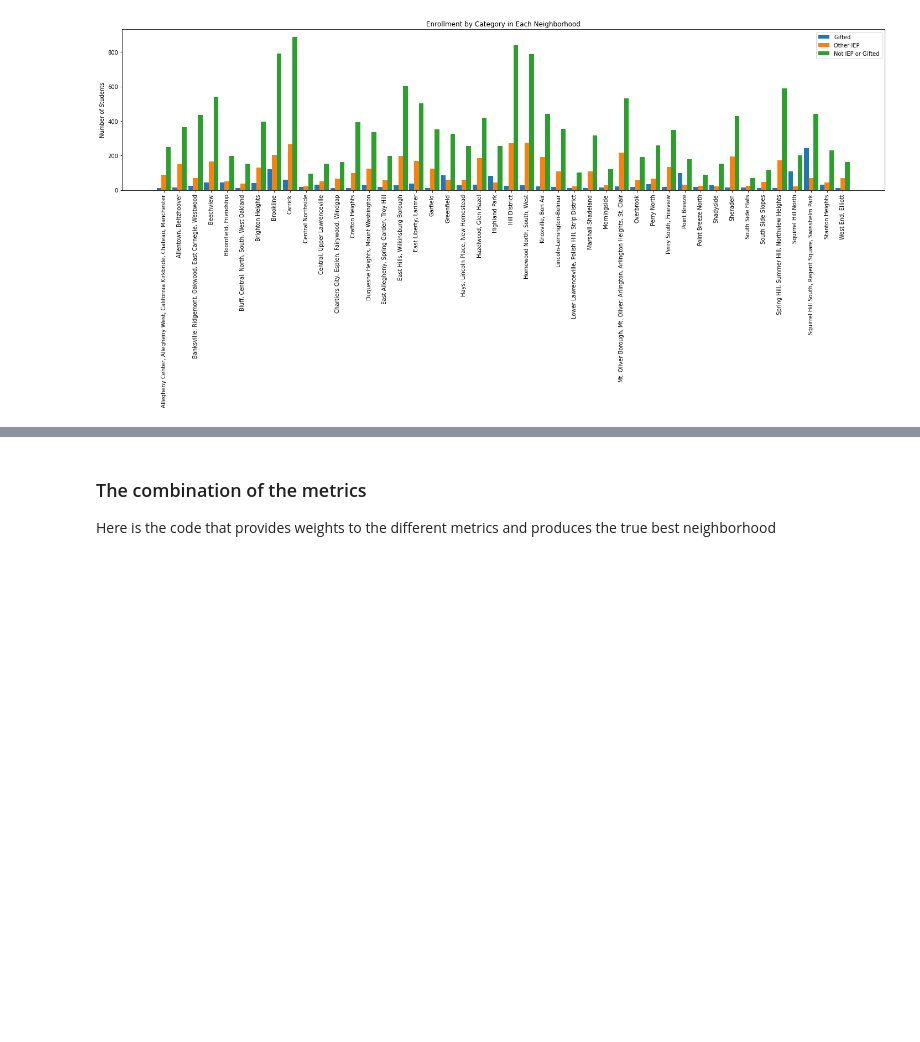
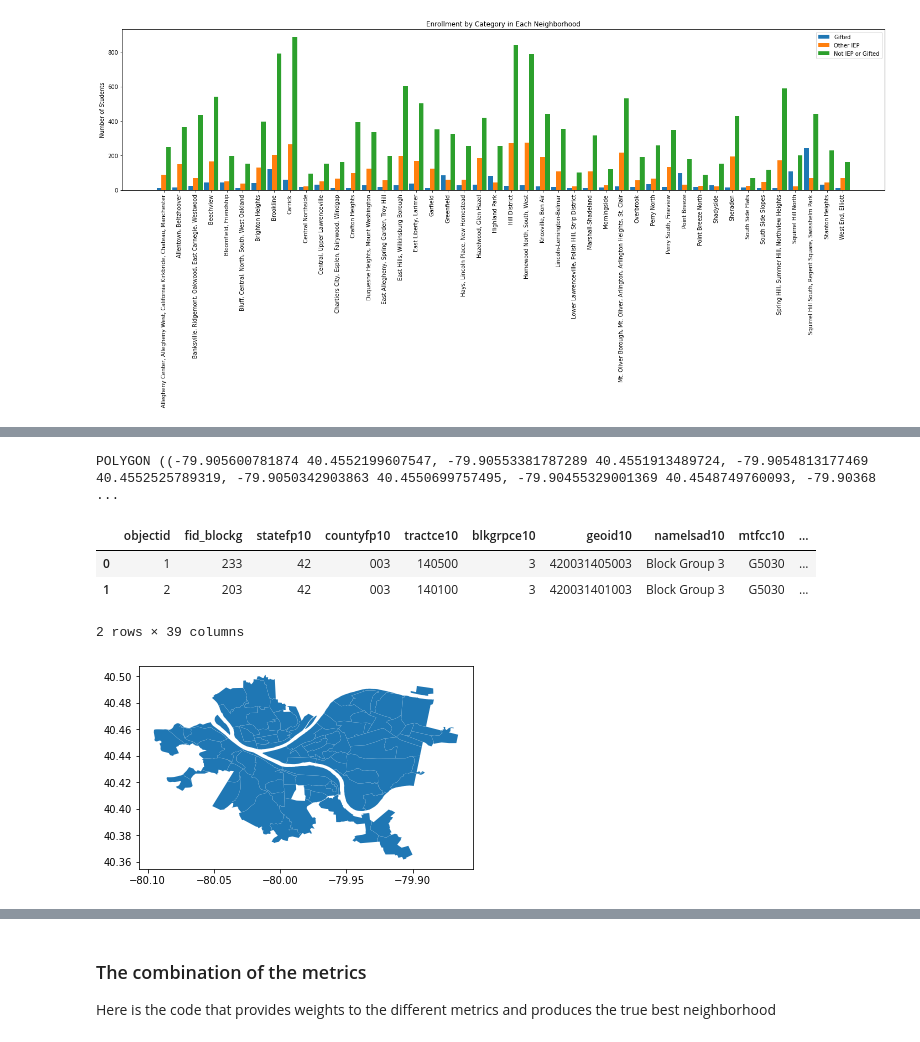
Before and after one commit to AKauffy/TheBiggestIdeas, a Jupyter notebook: FinalNotebook.ipynb, the cells around one changed output, grey strips where cells are left out. Cells and saved outputs as stored; diff of their text form; code cells hidden in the pictures; blank space fills up the shorter version.

```diff
--- a/FinalNotebook.ipynb
+++ b/FinalNotebook.ipynb
@@ -156,3 +156,18 @@ This part of the metric will gauge how many recreational areas are avaliable in
 
 #### Bar graph of Number of Playing Fields in each Neighborhood
 ![image.png](attachment:a4f6b474-dd55-4a36-8c89-79873d75356c.png)
+# %%
+os.environ['SHAPE_RESTORE_SHX'] = 'YES'
+neighborhood=gpd.read_file('map.shp')
+
+print(neighborhood["geometry"][0])
+neighborhood.plot()
+nb = pd.read_csv("map.csv")
+nb.head(2)
+# %% [output]
+POLYGON ((-79.905600781874 40.4552199607547, -79.90553381787289 40.4551913489724, -79.9054813177469 40.4552525789319, -79.9050342903863 40.4550699757495, -79.90455329001369 40.4548749760093, -79.90368 ...
+|  | objectid | fid_blockg | statefp10 | countyfp10 | tractce10 | blkgrpce10 | geoid10 | namelsad10 | mtfcc10 | ... |
+| 0 | 1 | 233 | 42 | 003 | 140500 | 3 | 420031405003 | Block Group 3 | G5030 | ... |
+| 1 | 2 | 203 | 42 | 003 | 140100 | 3 | 420031401003 | Block Group 3 | G5030 | ... |
+2 rows × 39 columns
+[figure, added]
```
Also changed, not shown: parts of 6 cells of this notebook.
